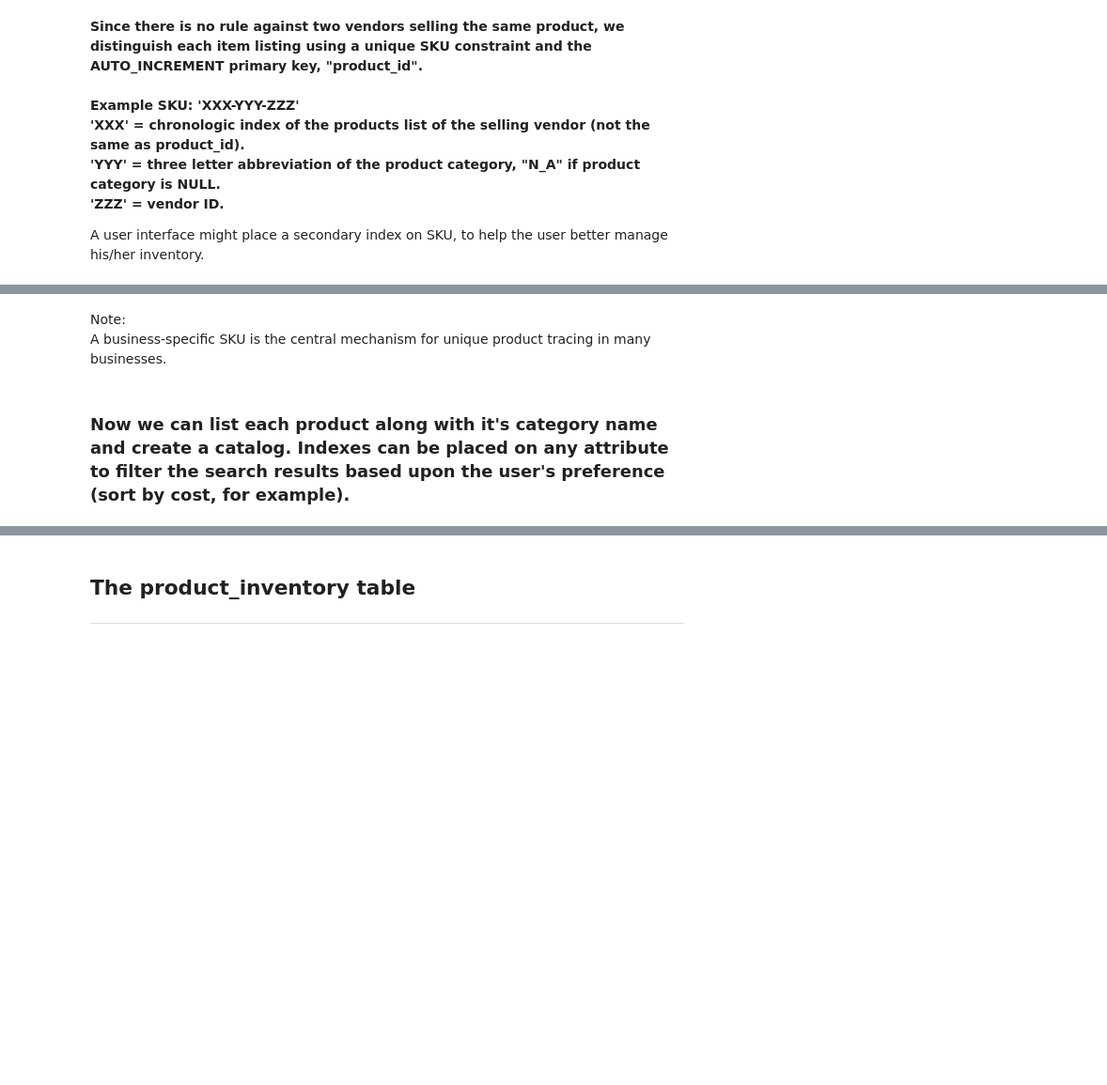
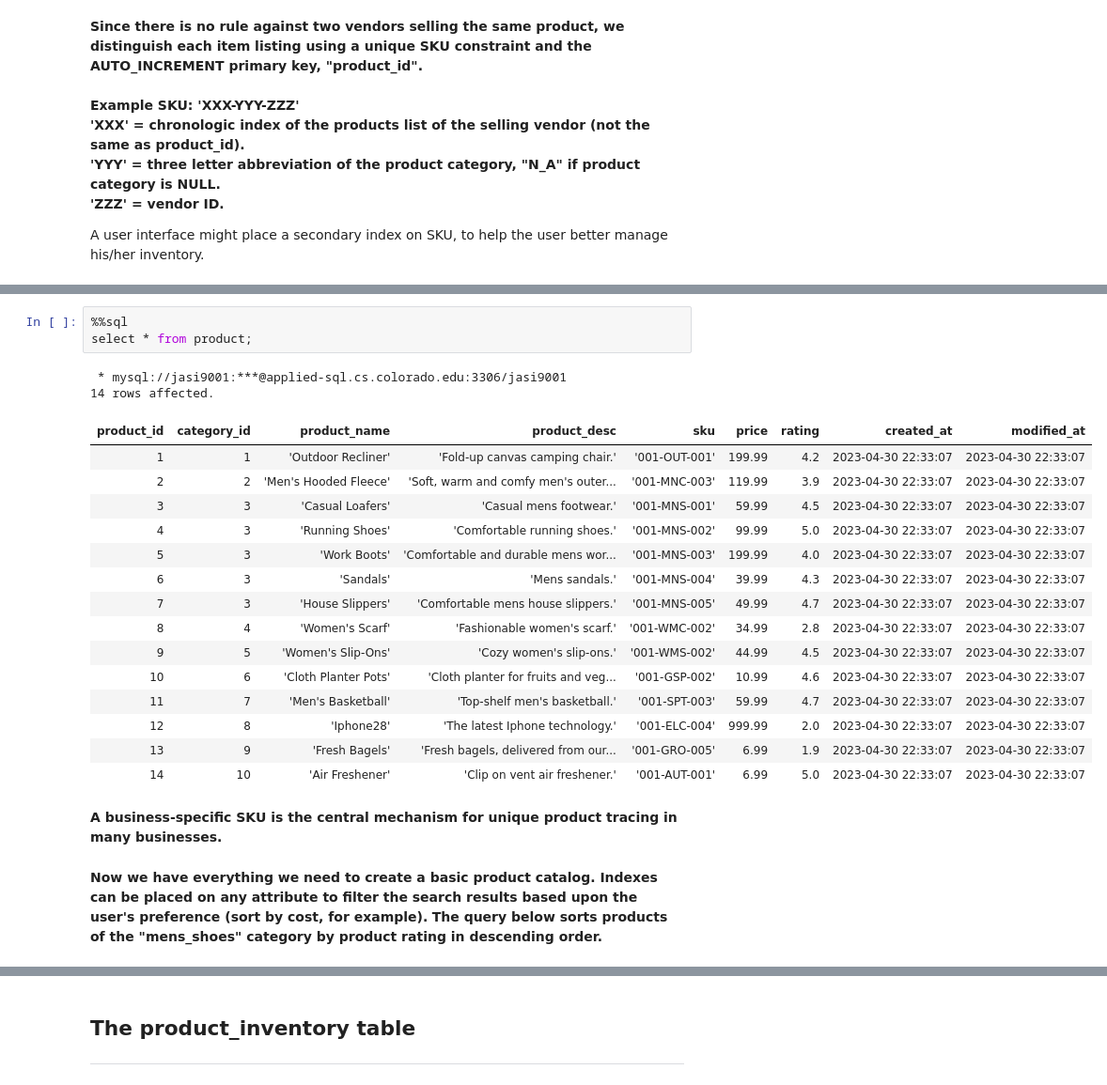
Before and after one commit to Micah614/P2P_Retail_Database, a Jupyter notebook: P2P_DB.ipynb, the cells around one changed output, grey strips where cells are left out. Shown at 94% size. Cells and saved outputs as stored; diff of their text form; blank space fills up the shorter version.

```diff
--- a/P2P_DB.ipynb
+++ b/P2P_DB.ipynb
@@ -689,11 +698,32 @@ SUCCESS! inserted product: 'Fresh Bagels'| SKU: 001-GRO-005
 SUCCESS! inserted product: 'Air Freshener'| SKU: 001-AUT-001
 FAILED. Could not insert product: 'Duplicate SKU'| SKU: 001-AUT-001
 FAILED. Could not insert product: 'Duplicate SKU'| SKU: 001-GRO-005
+# %%
+%%sql
+select * from product;
+# %% [output]
+ * mysql://jasi9001:***@applied-sql.cs.colorado.edu:3306/jasi9001
+14 rows affected.
+| product_id | category_id | product_name | product_desc | sku | price | rating | created_at | modified_at |
+| 1 | 1 | 'Outdoor Recliner' | 'Fold-up canvas camping chair.' | '001-OUT-001' | 199.99 | 4.2 | 2023-04-30 22:33:07 | 2023-04-30 22:33:07 |
+| 2 | 2 | 'Men's Hooded Fleece' | 'Soft, warm and comfy men's outer... | '001-MNC-003' | 119.99 | 3.9 | 2023-04-30 22:33:07 | 2023-04-30 22:33:07 |
+| 3 | 3 | 'Casual Loafers' | 'Casual mens footwear.' | '001-MNS-001' | 59.99 | 4.5 | 2023-04-30 22:33:07 | 2023-04-30 22:33:07 |
+| 4 | 3 | 'Running Shoes' | 'Comfortable running shoes.' | '001-MNS-002' | 99.99 | 5.0 | 2023-04-30 22:33:07 | 2023-04-30 22:33:07 |
+| 5 | 3 | 'Work Boots' | 'Comfortable and durable mens wor... | '001-MNS-003' | 199.99 | 4.0 | 2023-04-30 22:33:07 | 2023-04-30 22:33:07 |
+| 6 | 3 | 'Sandals' | 'Mens sandals.' | '001-MNS-004' | 39.99 | 4.3 | 2023-04-30 22:33:07 | 2023-04-30 22:33:07 |
+| 7 | 3 | 'House Slippers' | 'Comfortable mens house slippers.' | '001-MNS-005' | 49.99 | 4.7 | 2023-04-30 22:33:07 | 2023-04-30 22:33:07 |
+| 8 | 4 | 'Women's Scarf' | 'Fashionable women's scarf.' | '001-WMC-002' | 34.99 | 2.8 | 2023-04-30 22:33:07 | 2023-04-30 22:33:07 |
+| 9 | 5 | 'Women's Slip-Ons' | 'Cozy women's slip-ons.' | '001-WMS-002' | 44.99 | 4.5 | 2023-04-30 22:33:07 | 2023-04-30 22:33:07 |
+| 10 | 6 | 'Cloth Planter Pots' | 'Cloth planter for fruits and veg... | '001-GSP-002' | 10.99 | 4.6 | 2023-04-30 22:33:07 | 2023-04-30 22:33:07 |
+| 11 | 7 | 'Men's Basketball' | 'Top-shelf men's basketball.' | '001-SPT-003' | 59.99 | 4.7 | 2023-04-30 22:33:07 | 2023-04-30 22:33:07 |
+| 12 | 8 | 'Iphone28' | 'The latest Iphone technology.' | '001-ELC-004' | 999.99 | 2.0 | 2023-04-30 22:33:07 | 2023-04-30 22:33:07 |
+| 13 | 9 | 'Fresh Bagels' | 'Fresh bagels, delivered from our... | '001-GRO-005' | 6.99 | 1.9 | 2023-04-30 22:33:07 | 2023-04-30 22:33:07 |
+| 14 | 10 | 'Air Freshener' | 'Clip on vent air freshener.' | '001-AUT-001' | 6.99 | 5.0 | 2023-04-30 22:33:07 | 2023-04-30 22:33:07 |
 # %% [markdown]
-Note:<br>
-A business-specific SKU is the central mechanism for unique product tracing in many businesses.
+<strong>A business-specific SKU is the central mechanism for unique product tracing in many businesses.</strong>
 # %% [markdown]
-<h3>Now we can list each product along with it's category name and create a catalog. Indexes can be placed on any attribute to filter the search results based upon the user's preference (sort by cost, for example).</h3>
+<strong>Now we have everything we need to create a basic product catalog. Indexes can be placed on any attribute to filter the search results based upon the user's preference (sort by cost, for example).</strong>
+<strong>The query below sorts products of the "mens_shoes" category by product rating in descending order. </strong>
 # %%
 %%sql
 WITH product_catalog AS (
```
Also changed, not shown: parts of 22 cells of this notebook.
